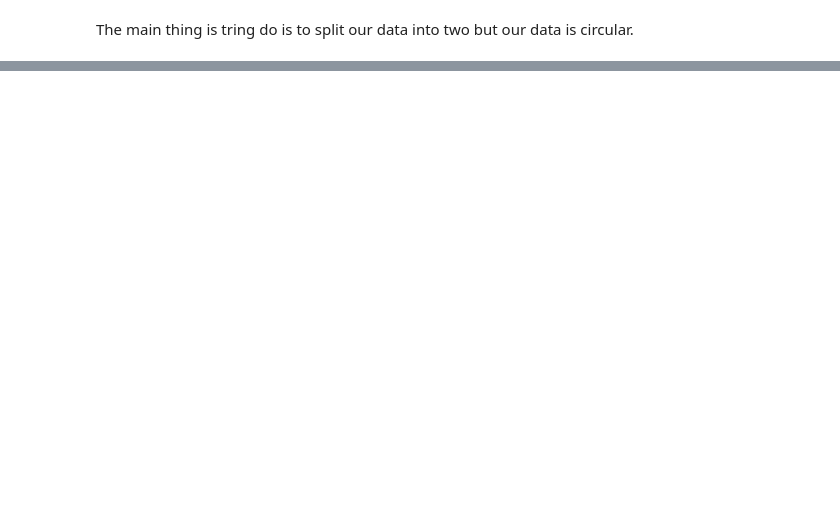
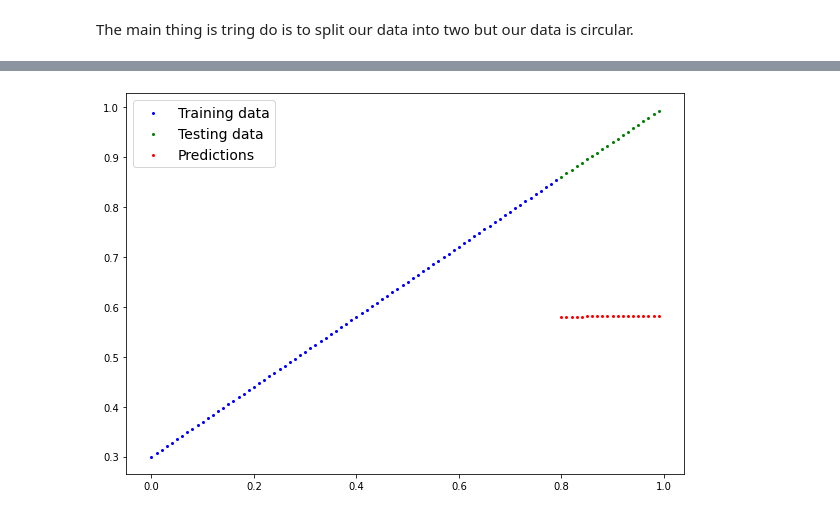
Before and after one commit to tincorpai/Deep_Learning_Pytorch, a Jupyter notebook: PyTorch_Neural_Network_Classification_.ipynb, the cells around one changed output, grey strips where cells are left out. Drawn from its saved outputs; the diff is of its cells as text; code cells hidden in the pictures; blank space fills up the shorter version.

```diff
--- a/PyTorch_Neural_Network_Classification_.ipynb
+++ b/PyTorch_Neural_Network_Classification_.ipynb
@@ -620,0 +665,7 @@ The main thing is tring do is to split our data into two but our data is circula
+# %%
+# Create a loss function
+loss_fn = nn.BCEWithLogitsLoss()
+
+#Create an optimizer
+optimizer = torch.optim.SGD(params = model_1.parameters(),
+                            lr=0.1)
@@ -620,0 +784,9 @@ The main thing is tring do is to split our data into two but our data is circula
+# %%
+# Create train and test train_split
+train_split = int(0.8 * len(X_regression))
+X_train_regression, y_train_regression = X_regression[:train_split], y_regression[:train_split]
+X_test_regression, y_test_regression = X_regression[train_split:], y_regression[train_split:]
+
+
+#Check the lengths of each
+len(X_train_regression), len(X_test_regression), len(y_train_regression), len(y_test_regression)
@@ -620,0 +804,9 @@ The main thing is tring do is to split our data into two but our data is circula
+# %%
+# Same architecture as model_1  (but using nn.Sequential())
+model_2 = nn.Sequential(
+    nn.Linear(in_features=1, out_features=10),
+    nn.Linear(in_features=10, out_features=10),
+    nn.Linear(in_features=10, out_features=1)
+).to(device)
+
+model_2
@@ -620,0 +819,5 @@ The main thing is tring do is to split our data into two but our data is circula
+# %%
+# Loss and optimizer
+loss_fn = nn.L1Loss()
+optimizer = torch.optim.SGD(params=model_2.parameters(),
+                            lr=0.01)
@@ -620,0 +883,16 @@ The main thing is tring do is to split our data into two but our data is circula
+# %%
+# Turn on evaluation mode
+model_2.eval()
+
+#Make predictions (indefernce)
+with torch.inference_mode():
+  y_preds = model_2(X_test_regression)
+
+# Plot data predictions
+plot_predictions(train_data=X_train_regression.cpu(),
+                 train_labels=y_train_regression.cpu(),
+                 test_data=X_test_regression.cpu(),
+                 test_labels=y_test_regression.cpu(),
+                 predictions= y_preds.cpu());
+# %% [output]
+[figure, added]
```
Also changed, not shown: parts of 41 cells of this notebook.
